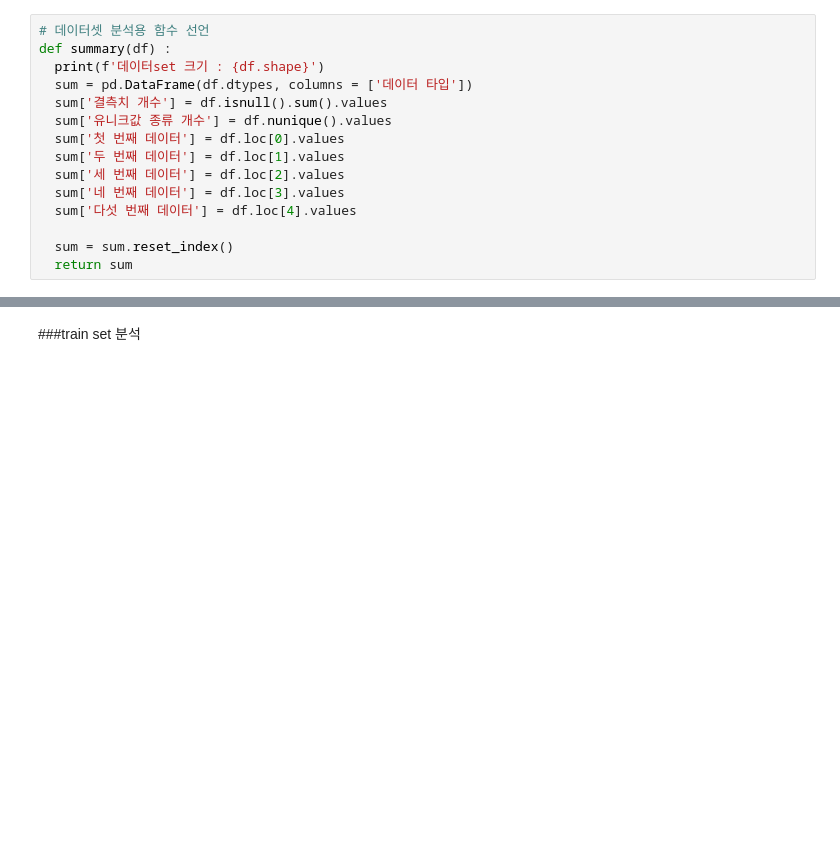
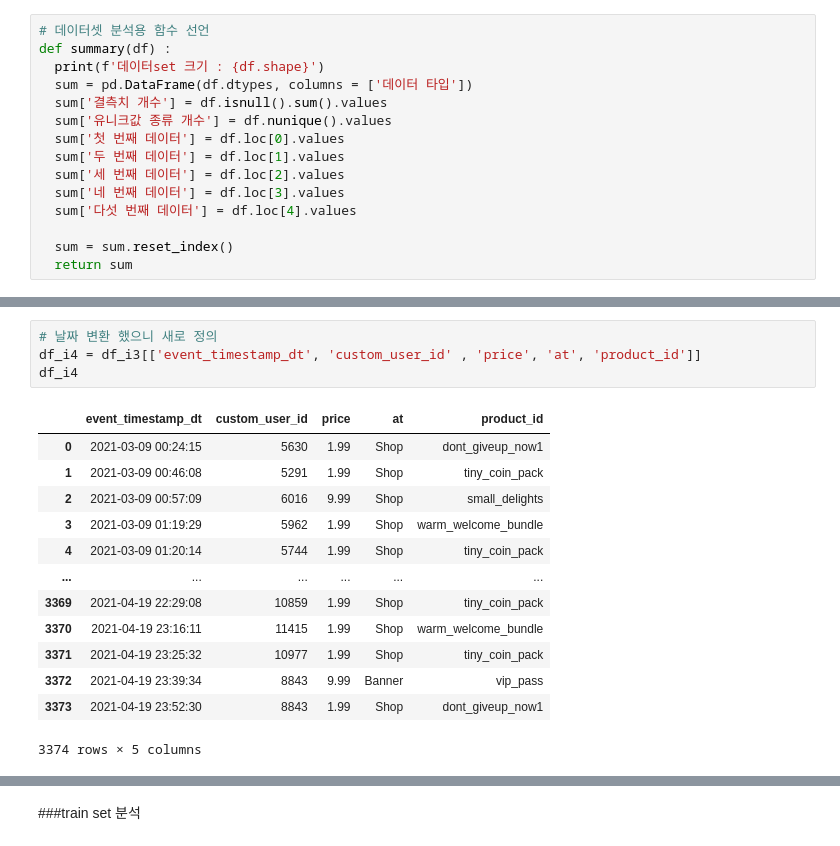
Before and after one commit to mqifjjfwiot/Assignments, a Jupyter notebook: Cookapps/Cookapps.ipynb, the cells around one changed output, grey strips where cells are left out. Saved outputs shown, nothing was run; the diff lists cells and outputs as text; blank space fills up the shorter version.

```diff
--- a/Cookapps/Cookapps.ipynb
+++ b/Cookapps/Cookapps.ipynb
@@ -166,0 +265,18 @@ summary(df_pi)
+# %%
+# 날짜 변환 했으니 새로 정의
+df_i4 = df_i3[['event_timestamp_dt', 'custom_user_id' , 'price', 'at', 'product_id']]
+df_i4
+# %% [output]
+|  | event_timestamp_dt | custom_user_id | price | at | product_id |
+| 0 | 2021-03-09 00:24:15 | 5630 | 1.99 | Shop | dont_giveup_now1 |
+| 1 | 2021-03-09 00:46:08 | 5291 | 1.99 | Shop | tiny_coin_pack |
+| 2 | 2021-03-09 00:57:09 | 6016 | 9.99 | Shop | small_delights |
+| 3 | 2021-03-09 01:19:29 | 5962 | 1.99 | Shop | warm_welcome_bundle |
+| 4 | 2021-03-09 01:20:14 | 5744 | 1.99 | Shop | tiny_coin_pack |
+| ... | ... | ... | ... | ... | ... |
+| 3369 | 2021-04-19 22:29:08 | 10859 | 1.99 | Shop | tiny_coin_pack |
+| 3370 | 2021-04-19 23:16:11 | 11415 | 1.99 | Shop | warm_welcome_bundle |
+| 3371 | 2021-04-19 23:25:32 | 10977 | 1.99 | Shop | tiny_coin_pack |
+| 3372 | 2021-04-19 23:39:34 | 8843 | 9.99 | Banner | vip_pass |
+| 3373 | 2021-04-19 23:52:30 | 8843 | 1.99 | Shop | dont_giveup_now1 |
+3374 rows × 5 columns
```
Also changed, not shown: parts of 14 cells of this notebook.
